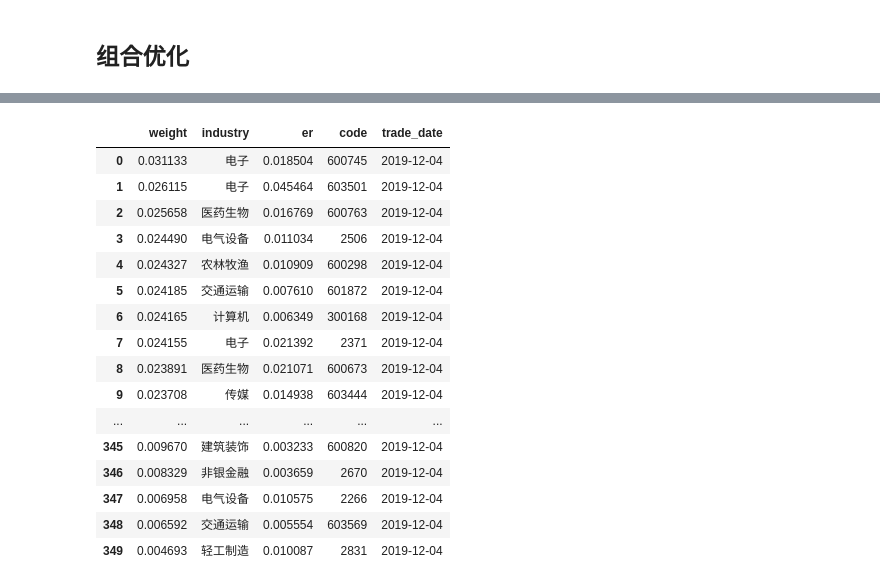
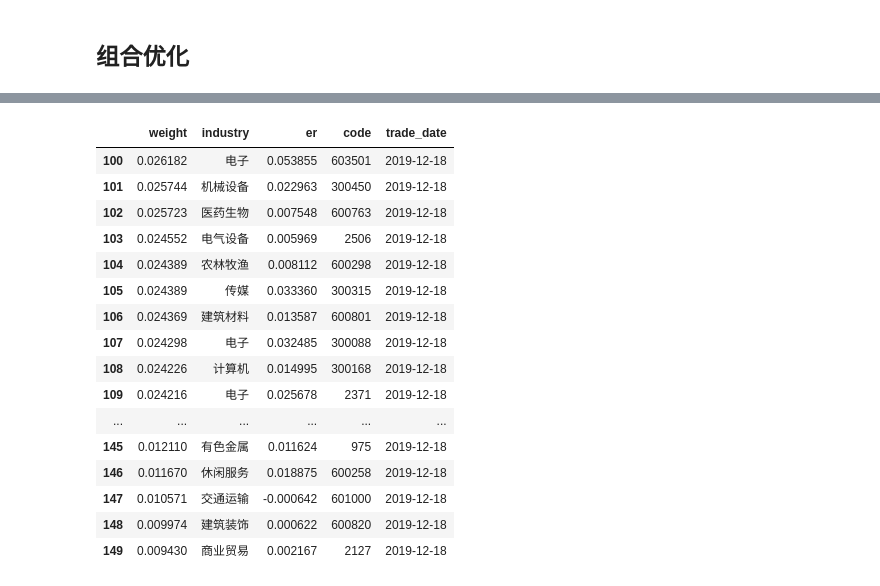
Before and after one commit to STHSF/MultiFactors, a Jupyter notebook: src/stacking/notebooks/cross_section/RealOperation/run_realtime_analysis.ipynb, the cells around one changed output, grey strips where cells are left out. Saved outputs shown, nothing was run; the diff lists cells and outputs as text; code cells hidden in the pictures.

```diff
--- a/src/stacking/notebooks/cross_section/RealOperation/run_realtime_analysis.ipynb
+++ b/src/stacking/notebooks/cross_section/RealOperation/run_realtime_analysis.ipynb
@@ -38,7 +38,7 @@ freq = '5b'
 benchmark_code = 905
 # start_date = '2010-01-19'  # 训练集的起始时间
 start_date = '2019-10-16'  # 训练集的起始时间
-end_date = '2019-12-04'
+end_date = '2019-12-18'
 ref_dates = makeSchedule(start_date, end_date, freq, 'china.sse')
 horizon = map_freq(freq)
 industry_name = 'sw'
@@ -489,22 +559,22 @@ record_engine.write_data('pos_record', real_pos)
 # %%
-pos_record = record_engine.fetch_record('pos_record')
-previous_pos = pos_record[pos_record['trade_date'] == str(ref_date)]
-previous_pos
+previous_record = record_engine.fetch_record('pos_record')
+previous_record = previous_record[previous_record['trade_date'] == ref_date]
+previous_record
 # %% [output]
 |  | weight | industry | er | code | trade_date |
-| 0 | 0.031133 | 电子 | 0.018504 | 600745 | 2019-12-04 |
-| 1 | 0.026115 | 电子 | 0.045464 | 603501 | 2019-12-04 |
-| 2 | 0.025658 | 医药生物 | 0.016769 | 600763 | 2019-12-04 |
-| 3 | 0.024490 | 电气设备 | 0.011034 | 2506 | 2019-12-04 |
-| 4 | 0.024327 | 农林牧渔 | 0.010909 | 600298 | 2019-12-04 |
-| 5 | 0.024185 | 交通运输 | 0.007610 | 601872 | 2019-12-04 |
-| 6 | 0.024165 | 计算机 | 0.006349 | 300168 | 2019-12-04 |
-| 7 | 0.024155 | 电子 | 0.021392 | 2371 | 2019-12-04 |
-| 8 | 0.023891 | 医药生物 | 0.021071 | 600673 | 2019-12-04 |
-| 9 | 0.023708 | 传媒 | 0.014938 | 603444 | 2019-12-04 |
+| 100 | 0.026182 | 电子 | 0.053855 | 603501 | 2019-12-18 |
+| 101 | 0.025744 | 机械设备 | 0.022963 | 300450 | 2019-12-18 |
+| 102 | 0.025723 | 医药生物 | 0.007548 | 600763 | 2019-12-18 |
+| 103 | 0.024552 | 电气设备 | 0.005969 | 2506 | 2019-12-18 |
+| 104 | 0.024389 | 农林牧渔 | 0.008112 | 600298 | 2019-12-18 |
+| 105 | 0.024389 | 传媒 | 0.033360 | 300315 | 2019-12-18 |
+| 106 | 0.024369 | 建筑材料 | 0.013587 | 600801 | 2019-12-18 |
+| 107 | 0.024298 | 电子 | 0.032485 | 300088 | 2019-12-18 |
+| 108 | 0.024226 | 计算机 | 0.014995 | 300168 | 2019-12-18 |
+| 109 | 0.024216 | 电子 | 0.025678 | 2371 | 2019-12-18 |
 | ... | ... | ... | ... | ... | ... |
-| 345 | 0.009670 | 建筑装饰 | 0.003233 | 600820 | 2019-12-04 |
-| 346 | 0.008329 | 非银金融 | 0.003659 | 2670 | 2019-12-04 |
-| 347 | 0.006958 | 电气设备 | 0.010575 | 2266 | 2019-12-04 |
-| 348 | 0.006592 | 交通运输 | 0.005554 | 603569 | 2019-12-04 |
-| 349 | 0.004693 | 轻工制造 | 0.010087 | 2831 | 2019-12-04 |
+| 145 | 0.012110 | 有色金属 | 0.011624 | 975 | 2019-12-18 |
+| 146 | 0.011670 | 休闲服务 | 0.018875 | 600258 | 2019-12-18 |
+| 147 | 0.010571 | 交通运输 | -0.000642 | 601000 | 2019-12-18 |
+| 148 | 0.009974 | 建筑装饰 | 0.000622 | 600820 | 2019-12-18 |
+| 149 | 0.009430 | 商业贸易 | 0.002167 | 2127 | 2019-12-18 |
```
Also changed, not shown: parts of 21 cells of this notebook.
